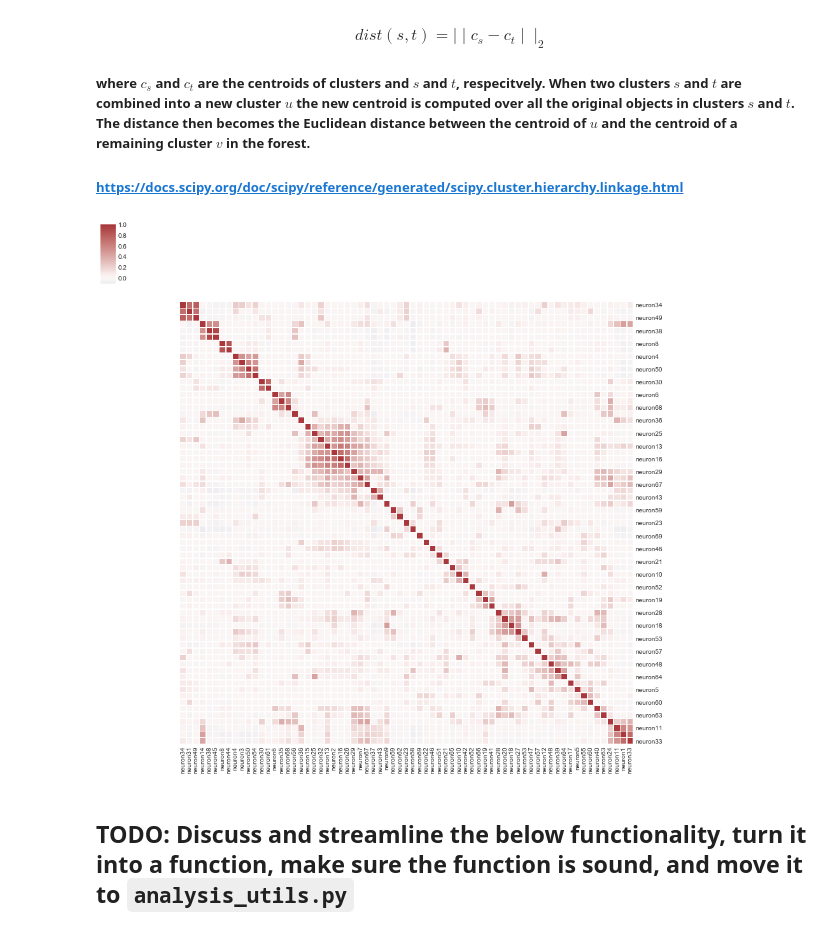
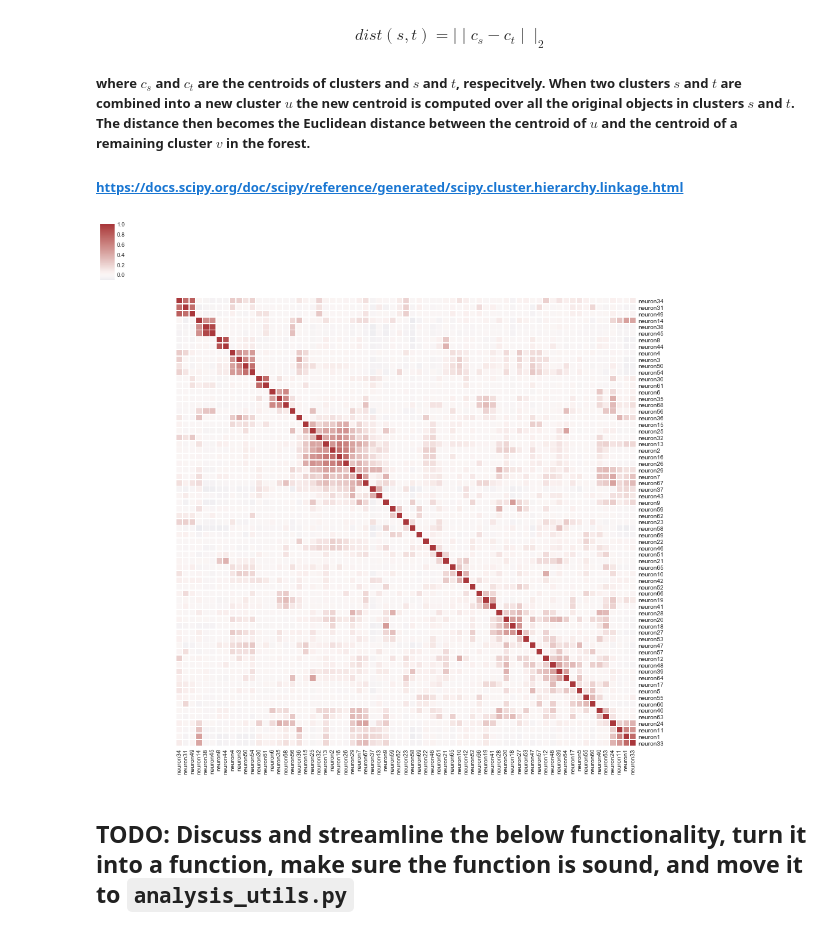
Before and after one commit to smu160/PvsNP, a Jupyter notebook: EPM_Analysis.ipynb, the cells around one changed output. Cells and saved outputs as stored; diff of their text form; code cells hidden in the pictures.

```diff
--- a/EPM_Analysis.ipynb
+++ b/EPM_Analysis.ipynb
@@ -49,9 +49,9 @@ $$dist(s,t)= \mid\mid c_s - c_t \mid\mid_2$$
 
 ##### https://docs.scipy.org/doc/scipy/reference/generated/scipy.cluster.hierarchy.linkage.html
 # %%
-au.plot_clustermap(cell_transients_dataframe)
+au.plot_clustermap(cell_transients_dataframe, size=16)
 # %% [output]
-[figure, old version]
+[figure, new version]
 # %% [markdown]
 ## TODO: Discuss and streamline the below functionality, turn it into a function, make sure the function is sound, and move it to `analysis_utils.py`
 # %%
```
Also changed, not shown: parts of 12 cells of this notebook.
